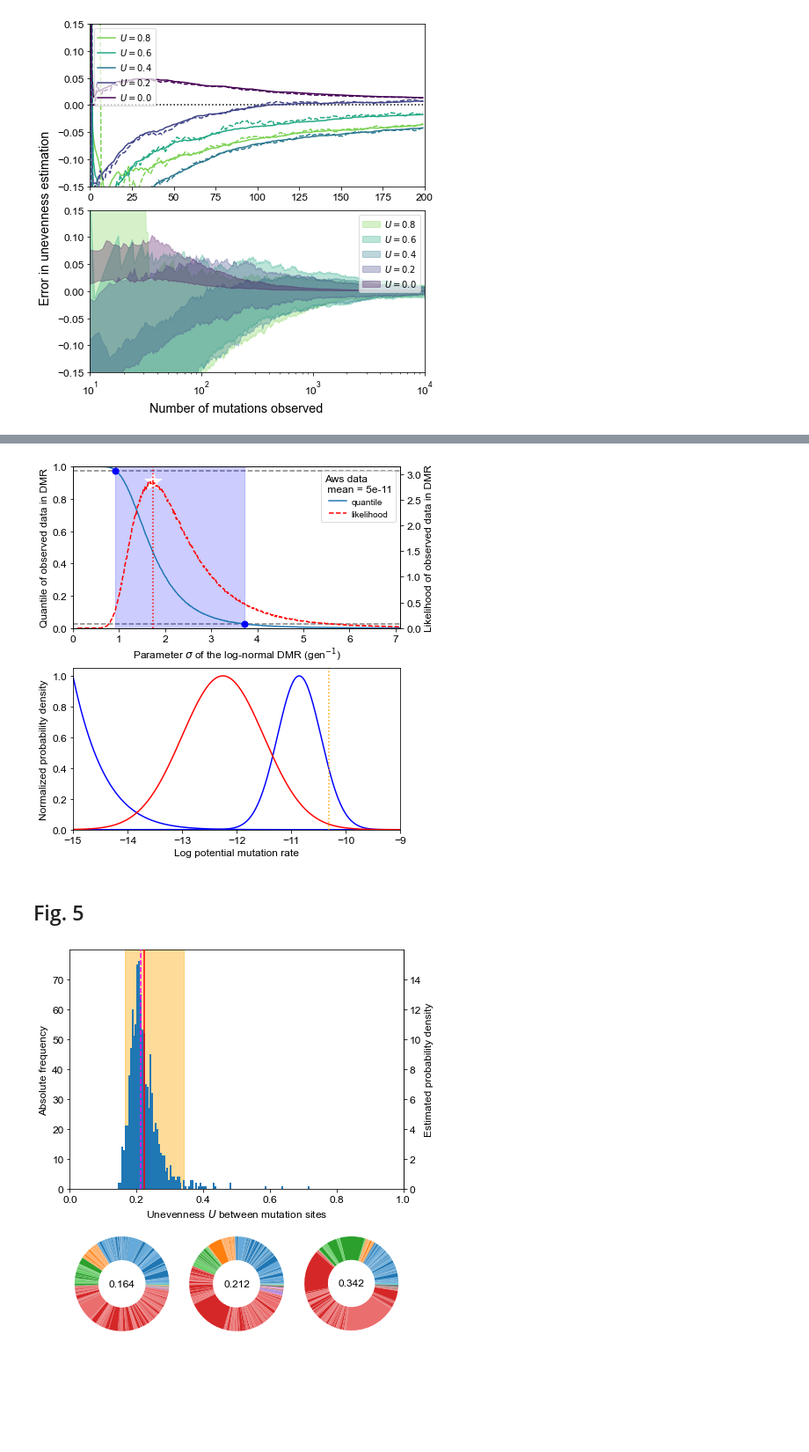
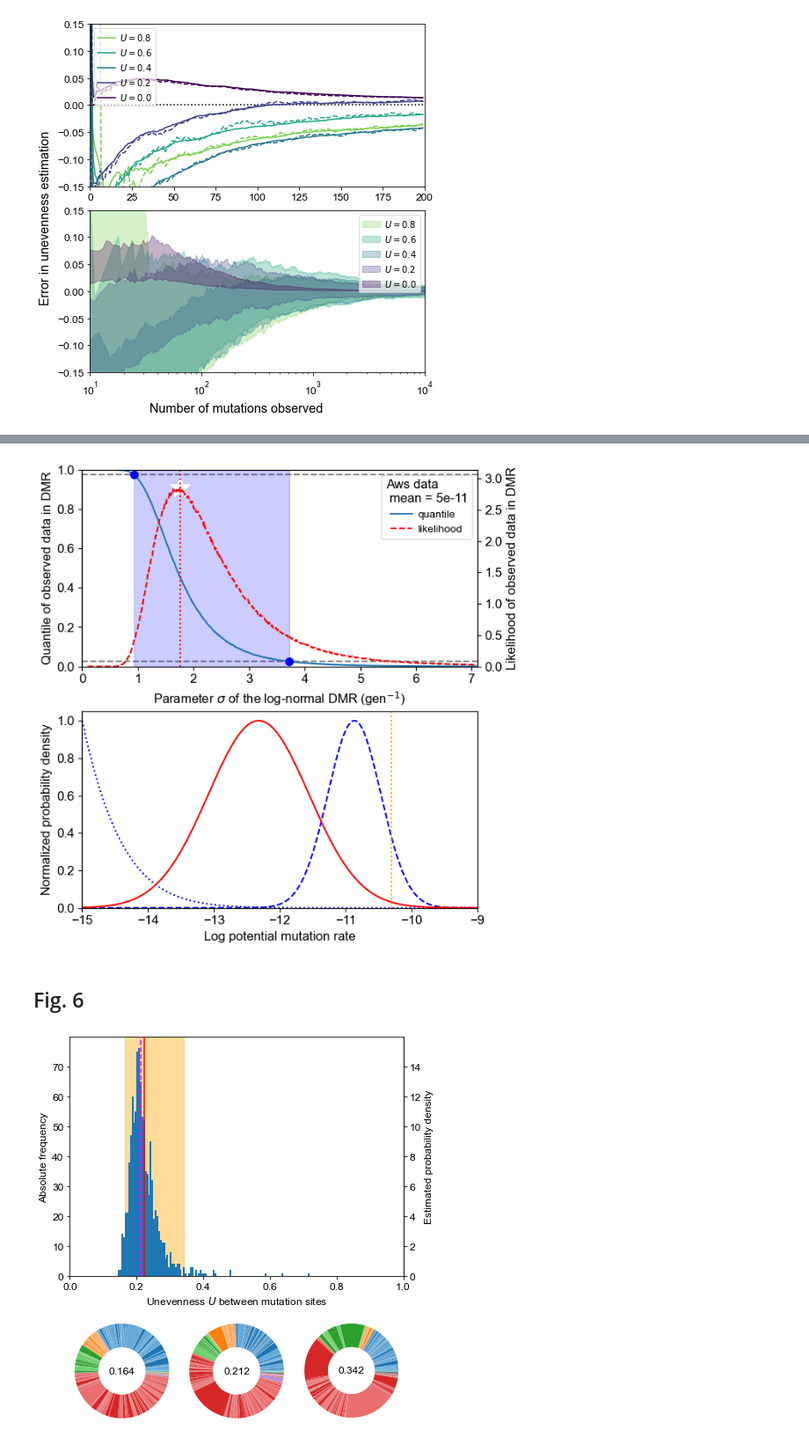
Before and after one commit to anthony-sun/Mutationrates, a Jupyter notebook: Mutationrates.ipynb, the cells around one changed output, grey strips where cells are left out. Shown: that part at 88% size. Drawn from its saved outputs; the diff is of its cells as text; code cells hidden in the pictures; blank space fills up the shorter version.

```diff
--- a/Mutationrates.ipynb
+++ b/Mutationrates.ipynb
@@ -98,7 +126,7 @@ gs = fig.add_gridspec(3*(N+n)-n, 5)
 
 ax = fig.add_subplot(gs[:,:])
 ax.tick_params(colors="None", top=False, bottom=False, left=False, right=False)
-ax.set_xlabel("Number of observations required to find all 16 elements")
+ax.set_xlabel("Number of observations required to find all elements")
 ax.set_ylabel(r"Simulated frequency ($\times 10^{}$)".format(scaling) if scaling > 1 else r"Simulated frequency")
 # Turn off axis lines and ticks of the big subplot
 ax.spines['top'].set_color('none')
@@ -127,7 +155,7 @@ for i in range(3):
     ax = fig.add_subplot(gs[i*(N+n):(i+1)*(N+n)-n, -2:])
     ax.pie(setup[i], startangle=90, shadow=False,
            colors = ['tab:blue', 'tab:orange', 'tab:green', 'tab:red', 'tab:purple', 'tab:brown',],
-           autopct=lambda x: "" if np.around(x, 0) < 3 else np.around(np.array(x, dtype=np.intc), 1),
+           autopct=lambda x: "" if np.around(x, 0) < 3 else "{}{}".format("" if x <=99 else ">", np.around(np.array(x, dtype=np.intc), 1)),
            pctdistance = 0.75, normalize=True, wedgeprops=dict(width=0.5), textprops = dict(color ="w"))
     ax.text(0., 0., "U={}".format(np.around(U(setup[i]), 3)), horizontalalignment='center', verticalalignment='center')
     ax.axis('equal')  # Equal aspect ratio ensures that pie is drawn as a circle.
@@ -142,0 +199,31 @@ plt.show()
+# %%
+qntls16 = np.genfromtxt("Fig3_16.csv", delimiter=',')
+qntls8 = np.genfromtxt("Fig3_8.csv", delimiter=',')
+qntls4 = np.genfromtxt("Fig3_4.csv", delimiter=',')
+
+# Graph
+fig = plt.figure(constrained_layout=True)
+cs = ["b", "magenta", "r",]
+
+gridspec = fig.add_gridspec(1, 1)
+ax = fig.add_subplot(gridspec[:,:])
+for i, g in enumerate(gs):
+    qntls = np.genfromtxt("Fig14_{}.csv".format(g), delimiter=',')
+    c = cs[i]
+    ax.fill_between(Utargets, qntls[:,1], qntls[:,3], color=c, alpha=0.1, zorder=1)
+    ax.plot(Utargets, qntls[:,0], label="{}-MPC".format(g), c=c, zorder=2)
+    ax.plot(Utargets, qntls[:,2], c=c, ls="dashed", zorder=3)
+
+ax.legend(title="Number of mutations", loc='best', fontsize='small',
+          fancybox=True, framealpha=0.7, handlelength=2, handletextpad=0.5)
+
+plt.yscale("log")
+plt.xlabel("MPC-Unevenness")
+plt.ylabel("Number of observations required for completion")
+plt.xlim(0, 1)
+plt.ylim(3, 3*10**4)
+
+### SAVING
+name = "Fig3.pdf"
+plt.savefig(name, facecolor='w', edgecolor='w', transparent=False, bbox_inches="tight")
+plt.show()
@@ -333,38 +422,39 @@ ax.legend(lns, labs, title="{} data \n mean = {}".format(dataname, np.around(avg
 
 ax.set_xlim((0, logNsigmas[-1]))
 ax.set_ylim((0, 1.0))
 ax2.set_ylim((0, 1.1 * np.max(rslts[:,1]) ))
 ax.set_xlabel(r"Parameter $\sigma$ of the log-normal DMR (gen$^{-1}$)")
 ax.set_ylabel("Quantile of observed data in DMR")
 ax2.set_ylabel("Likelihood of observed data in DMR")  # we already handled the x-label with ax1
 
 # LOWER PLOT
 ax = fig.add_subplot(gs[1, :])
 sigmas = [CIinf, CIsup, maxLh]
 c = ["b", "b", "r"]
+ls = ["dashed", "dotted", "solid"]
 xlims = (-15,-9)
 x = np.linspace(xlims[0], xlims[1],1000)
 # Recursive drawing of each distribution, for CIinf, CIsup and max-likelihood
 for i, sigma in enumerate(sigmas):
     mu = np.log(avg) - sigma**2 / 2
     y = np.exp( - (np.log(10) * x - np.log(avg) + sigma**2 / 2 )**2 / (2 * sigma**2) - np.log(10) * x )
     y = y / np.max(y)
-    ax.plot(x, y, c=c[i])
+    ax.plot(x, y, c=c[i], ls=ls[i])
 ax.axvline(x=np.log10(avg), linestyle="dotted", c="orange") # common average value for all distributions
 
 ax.set_xlim(xlims[0], xlims[1])
 ax.set_ylim(0, 1.05)
 ax.set_xlabel("Log potential mutation rate")
 ax.set_ylabel("Normalized probability density")
 
 ### SAVING
-name = "Fig4.pdf".format(dataname)
+name = "Fig5.pdf".format(dataname)
 #plt.savefig(name, facecolor='w', edgecolor='w', transparent=False, bbox_inches="tight")
 plt.show()
 # %% [output]
-[figure, old version]
+[figure, new version]
 # %% [markdown]
-## Fig. 5
+## Fig. 6
 # %%
 setup = [145, 50, 50, 240, 2, 2, 2, 3, 3, 3,]
 g = len(setup) # nb of genes
```
Also changed, not shown: parts of 28 cells of this notebook.
